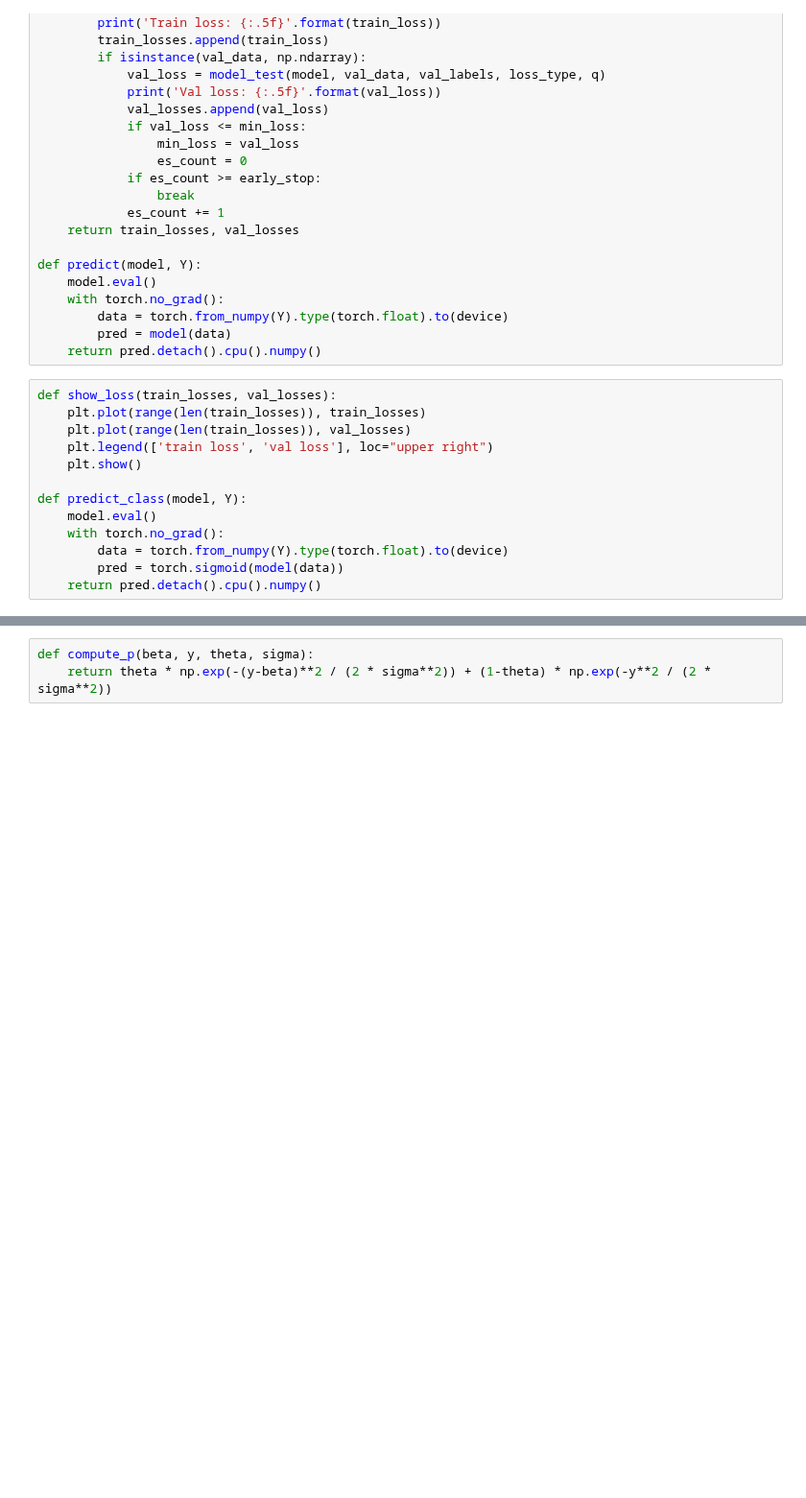
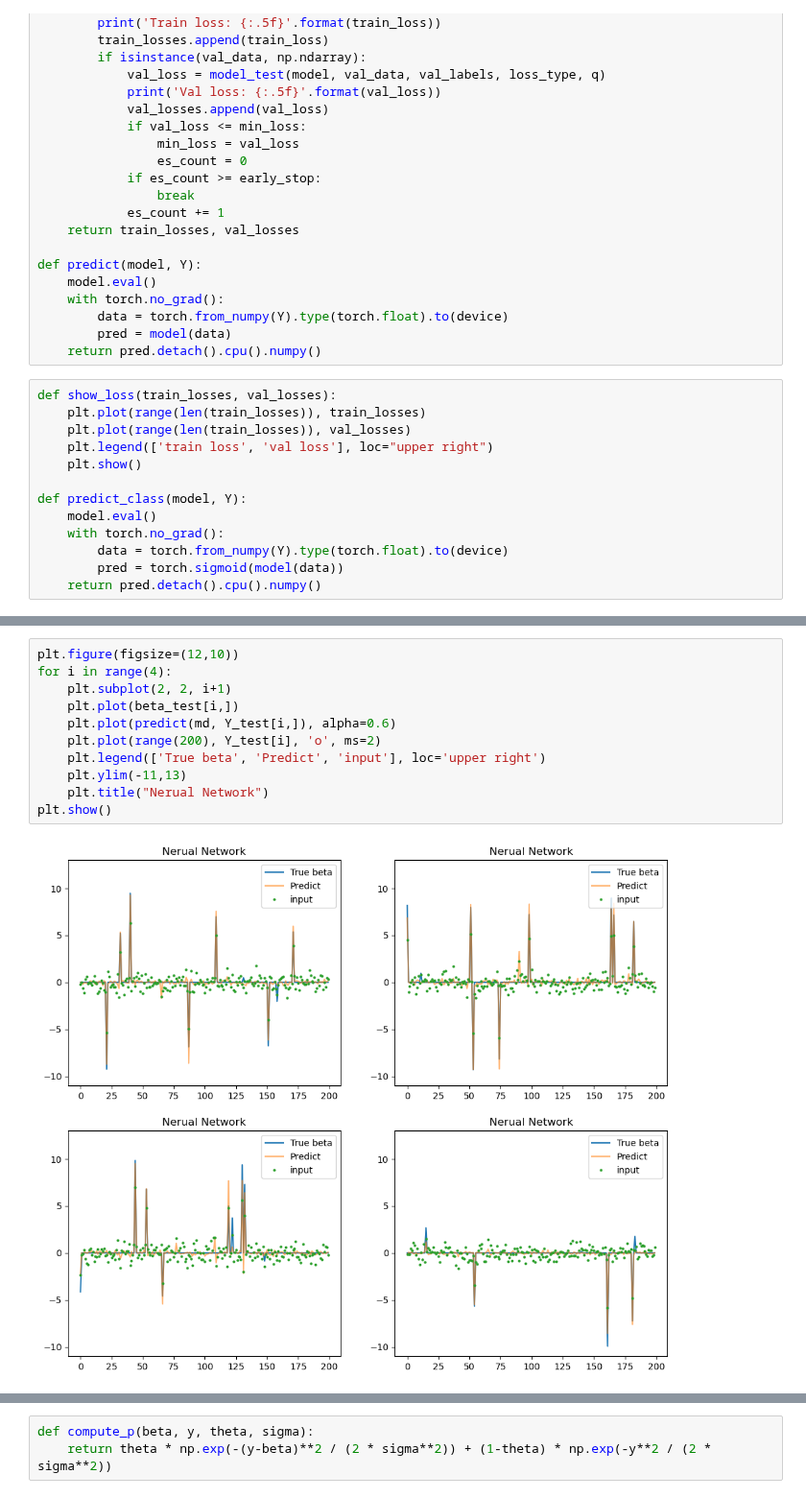
Before and after one commit to glory-99/simulation-based-inference, a Jupyter notebook: simplified_exp.ipynb, the cells around one changed output, grey strips where cells are left out. Shown at 96% size. Cells and saved outputs as stored; diff of their text form; blank space fills up the shorter version.

```diff
--- a/simplified_exp.ipynb
+++ b/simplified_exp.ipynb
@@ -343,0 +478,13 @@ Val loss: 32.79289
+# %%
+plt.figure(figsize=(12,10))
+for i in range(4):
+    plt.subplot(2, 2, i+1)
+    plt.plot(beta_test[i,])
+    plt.plot(predict(md, Y_test[i,]), alpha=0.6)
+    plt.plot(range(200), Y_test[i], 'o', ms=2)
+    plt.legend(['True beta', 'Predict', 'input'], loc='upper right')
+    plt.ylim(-11,13)
+    plt.title("Nerual Network")
+plt.show()
+# %% [output]
+[figure, added]
```
Also changed, not shown: parts of 53 cells of this notebook, 3 other files.
